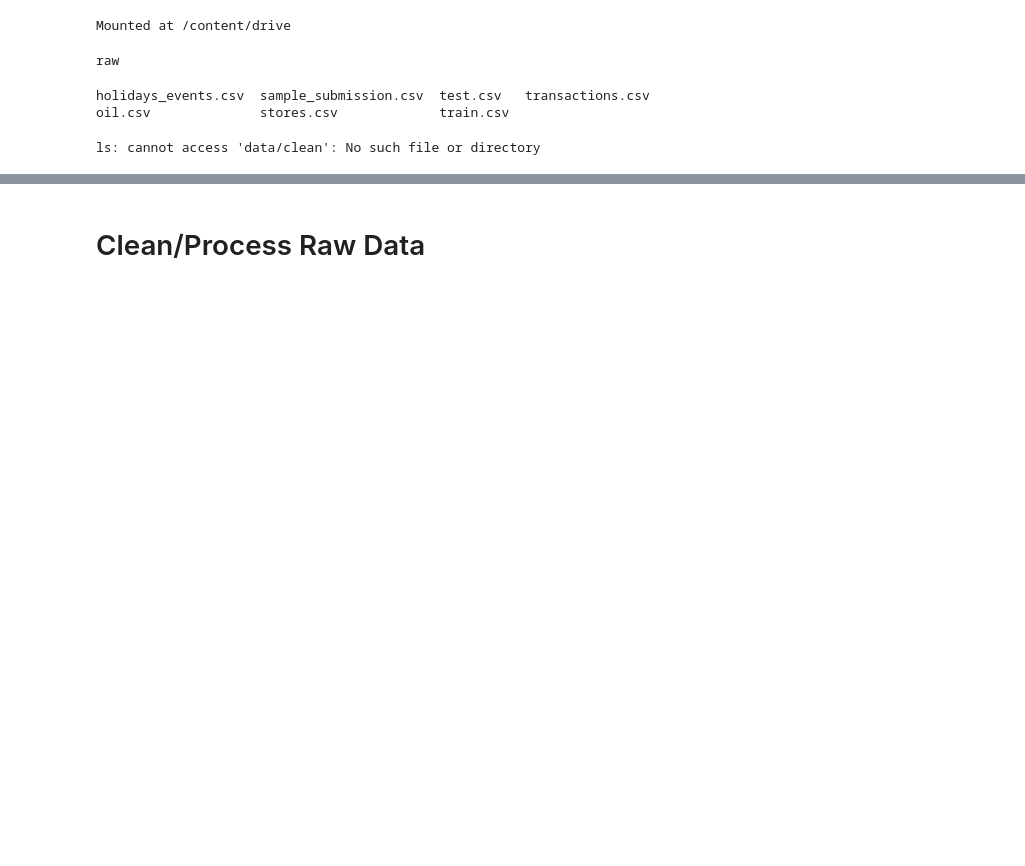
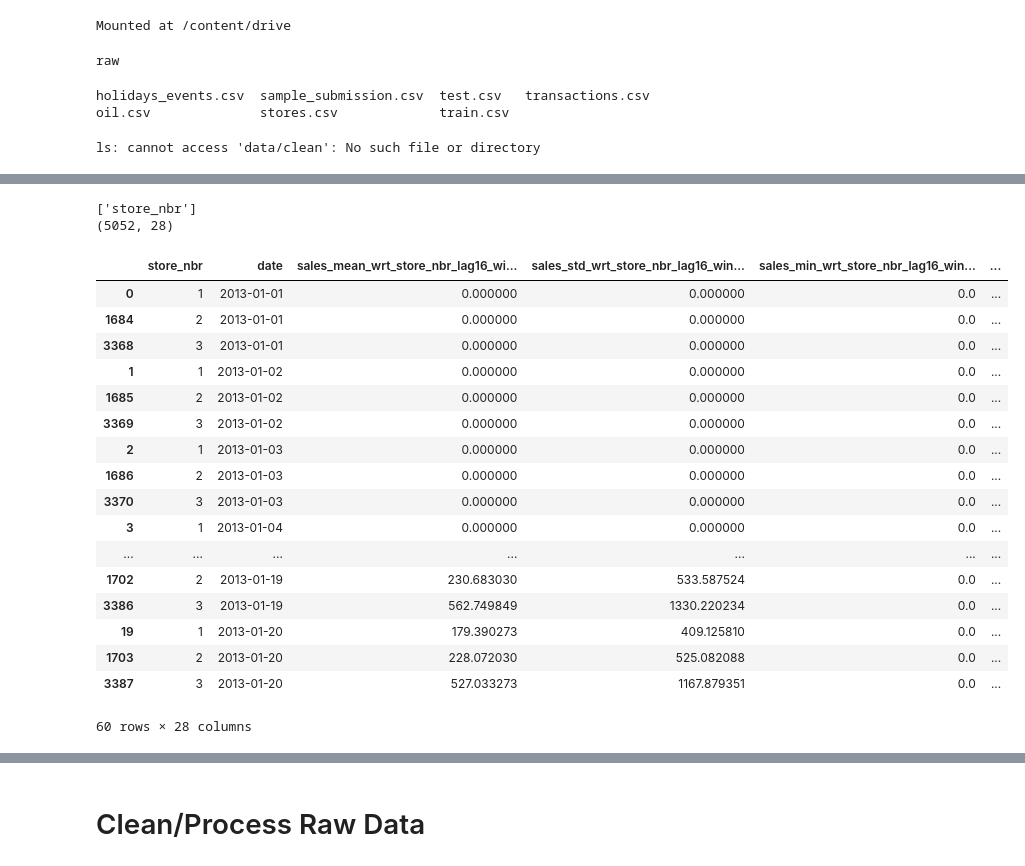
Before and after one commit to Philst4/Store-Sales, a Jupyter notebook: notebooks/pipeline.ipynb, the cells around one changed output, grey strips where cells are left out. Drawn from its saved outputs; the diff is of its cells as text; code cells hidden in the pictures; blank space fills up the shorter version.

```diff
--- a/notebooks/pipeline.ipynb
+++ b/notebooks/pipeline.ipynb
@@ -45,0 +247,15 @@ ls: cannot access 'data/clean': No such file or directory
+# %%
+cols_to_roll = ['sales', 'log_sales']
+group_cols = ['store_nbr']
+supported_stats = ['mean', 'std', 'min', 'max']
+quantiles = ['q0.1', 'q1', 'q5', 'q25', 'q50', 'q75', 'q95', 'q99', 'q99.9']
+
+daily_stats = calc_daily_stats(
+    train[train['store_nbr'].isin([1, 2, 3])],
+    cols_to_roll,
+    group_cols,
+    supported_stats,
+    quantiles
+)
+print(daily_stats.shape)
+daily_stats.head(10)
@@ -45,0 +277,26 @@ ls: cannot access 'data/clean': No such file or directory
+# %%
+rolling_stats = roll_daily_stats(daily_stats, group_cols)
+print(group_cols)
+print(rolling_stats.shape)
+rolling_stats.sort_values(by=['date'] + group_cols).head(60)
+# %% [output]
+['store_nbr']
+(5052, 28)
+|  | store_nbr | date | sales_mean_wrt_store_nbr_lag16_wi... | sales_std_wrt_store_nbr_lag16_win... | sales_min_wrt_store_nbr_lag16_win... | ... |
+| 0 | 1 | 2013-01-01 | 0.000000 | 0.000000 | 0.0 | ... |
+| 1684 | 2 | 2013-01-01 | 0.000000 | 0.000000 | 0.0 | ... |
+| 3368 | 3 | 2013-01-01 | 0.000000 | 0.000000 | 0.0 | ... |
+| 1 | 1 | 2013-01-02 | 0.000000 | 0.000000 | 0.0 | ... |
+| 1685 | 2 | 2013-01-02 | 0.000000 | 0.000000 | 0.0 | ... |
+| 3369 | 3 | 2013-01-02 | 0.000000 | 0.000000 | 0.0 | ... |
+| 2 | 1 | 2013-01-03 | 0.000000 | 0.000000 | 0.0 | ... |
+| 1686 | 2 | 2013-01-03 | 0.000000 | 0.000000 | 0.0 | ... |
+| 3370 | 3 | 2013-01-03 | 0.000000 | 0.000000 | 0.0 | ... |
+| 3 | 1 | 2013-01-04 | 0.000000 | 0.000000 | 0.0 | ... |
+| ... | ... | ... | ... | ... | ... | ... |
+| 1702 | 2 | 2013-01-19 | 230.683030 | 533.587524 | 0.0 | ... |
+| 3386 | 3 | 2013-01-19 | 562.749849 | 1330.220234 | 0.0 | ... |
+| 19 | 1 | 2013-01-20 | 179.390273 | 409.125810 | 0.0 | ... |
+| 1703 | 2 | 2013-01-20 | 228.072030 | 525.082088 | 0.0 | ... |
+| 3387 | 3 | 2013-01-20 | 527.033273 | 1167.879351 | 0.0 | ... |
+60 rows × 28 columns
```
Also changed, not shown: parts of 13 cells of this notebook.
